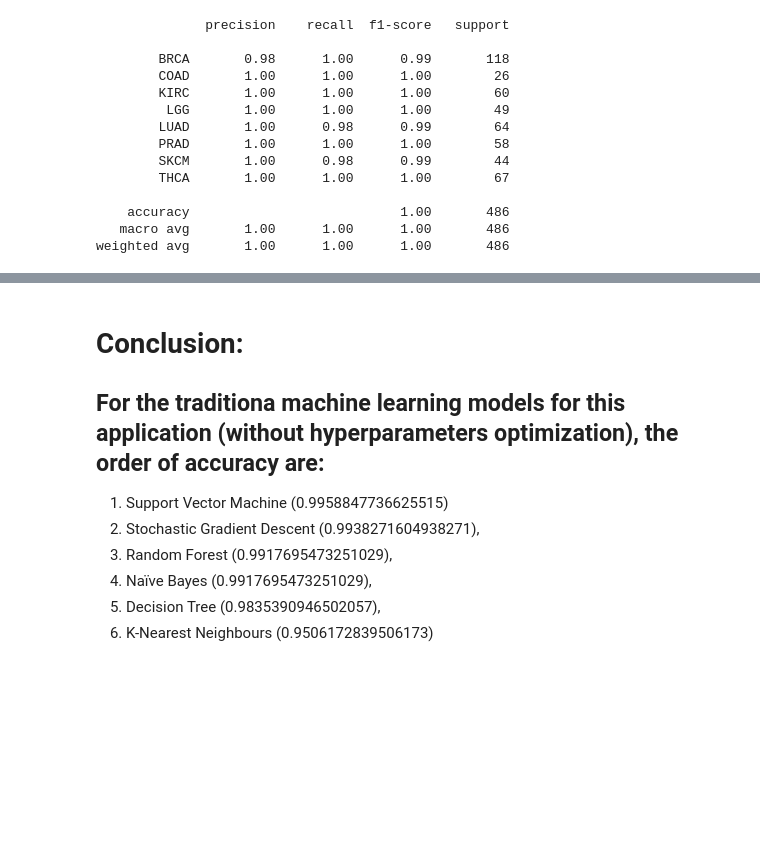
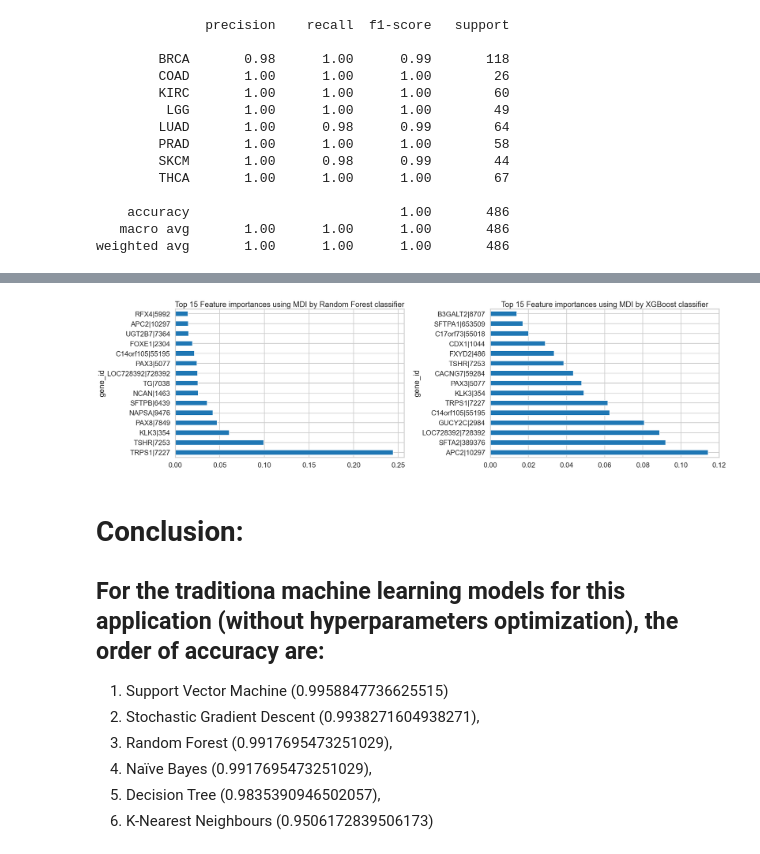
Before and after one commit to ZhanyangZhuSD/UCSD_ML, a Jupyter notebook: GeneExpressionCancerRNA-Seq.ipynb, the cells around one changed output, grey strips where cells are left out. Cells and saved outputs as stored; diff of their text form; code cells hidden in the pictures; blank space fills up the shorter version.

```diff
--- a/GeneExpressionCancerRNA-Seq.ipynb
+++ b/GeneExpressionCancerRNA-Seq.ipynb
@@ -593,0 +607,4 @@ weighted avg       1.00      1.00      1.00       486
+# %%
+xgb = XGBClassifier(random_state=101)
+# %%
+xgb.fit(X_train, y_train)
@@ -594,3 +659,18 @@ weighted avg       1.00      1.00      1.00       486
+# %%
+importances_xgb = xgb.feature_importances_
+gene_importances_xgb = pd.Series(importances_xgb, index=unc_mix_small.columns)
+top15_xgb = gene_importances_xgb.nlargest(n=15)
+# %%
+plt.rcParams["figure.figsize"] = (28,8)
+fig, (ax1, ax2) = plt.subplots(1, 2)
+top15_xgb.plot.barh( ax=ax2)
+ax2.set_title("Top 15 Feature importances using MDI by XGBoost classifier")
+# ax2.set_ylabel("Mean decrease in impurity")
+top15.plot.barh(ax=ax1)
+ax1.set_title("Top 15 Feature importances using MDI by Random Forest classifier")
+fig.tight_layout()
+# %% [output]
+[figure, added]
 # %% [markdown]
 # Conclusion:
 ## For the traditiona machine learning models for this application (without hyperparameters optimization), the order of accuracy are:
```
Also changed, not shown: parts of 11 cells of this notebook.
